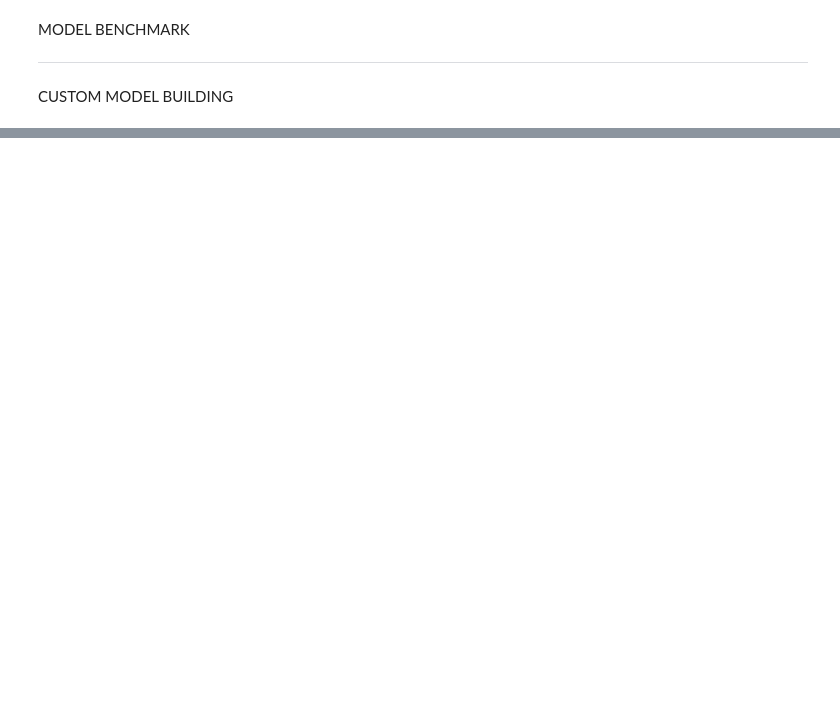
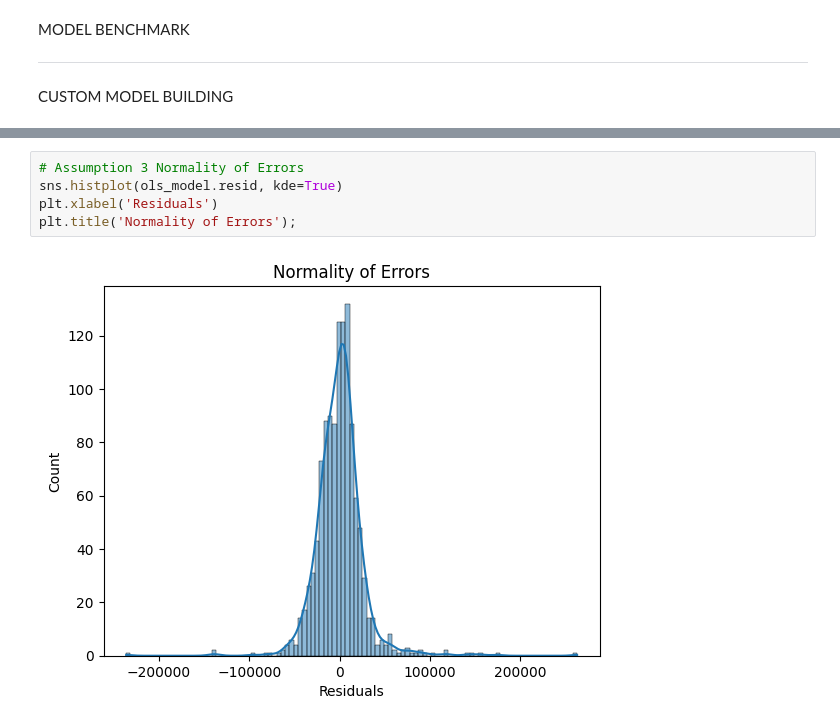
Before and after one commit to Alfredo2212/Kaggle-Data_Science, a Jupyter notebook: house-prices-advanced-regression-techniques.ipynb, the cells around one changed output, grey strips where cells are left out. Cells and saved outputs as stored; diff of their text form; blank space fills up the shorter version.

```diff
--- a/house-prices-advanced-regression-techniques.ipynb
+++ b/house-prices-advanced-regression-techniques.ipynb
@@ -532,0 +612,7 @@ CUSTOM MODEL BUILDING
+# %%
+# Assumption 3 Normality of Errors
+sns.histplot(ols_model.resid, kde=True)
+plt.xlabel('Residuals')
+plt.title('Normality of Errors');
+# %% [output]
+[figure, added]
```
Also changed, not shown: parts of 9 cells of this notebook.
